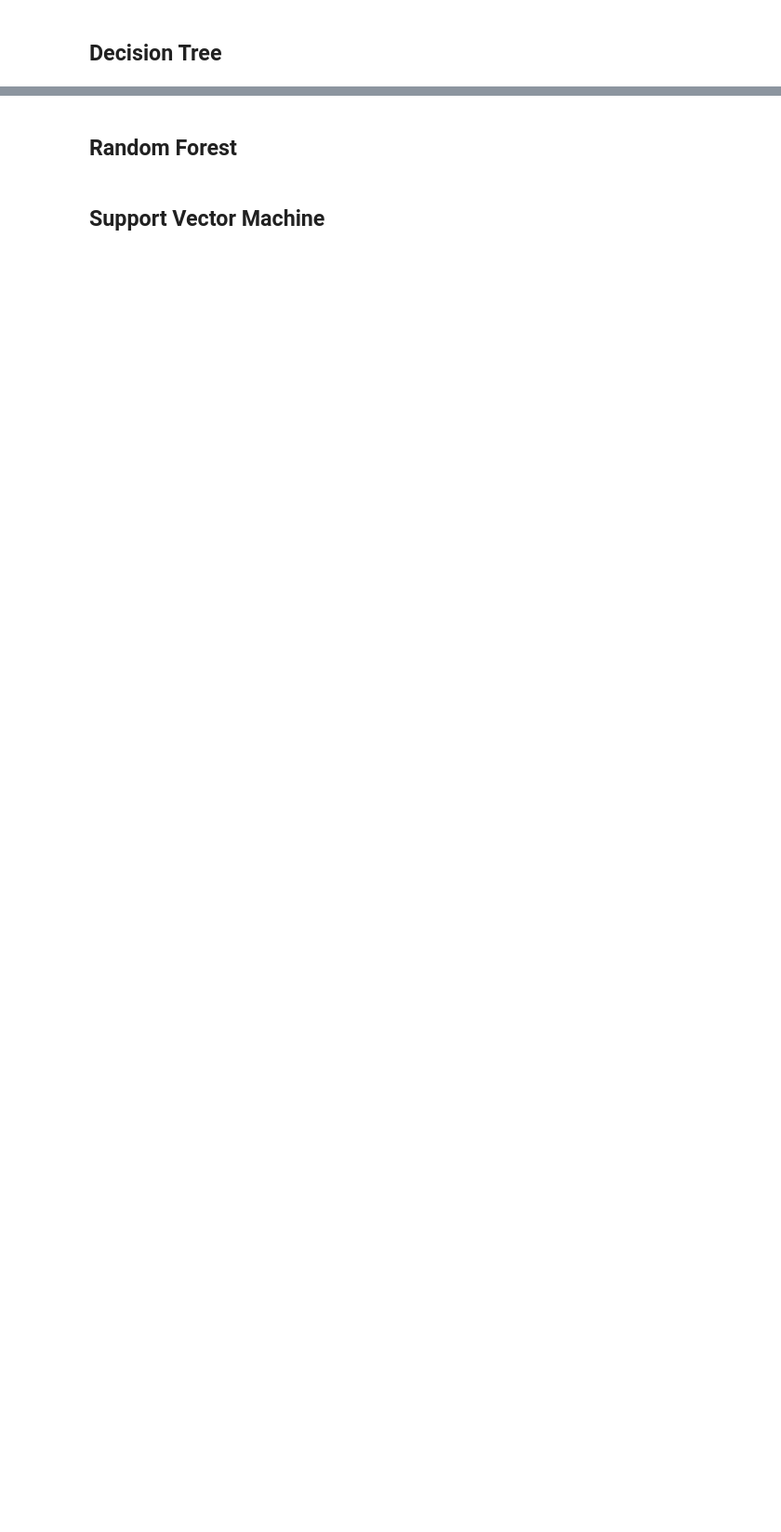
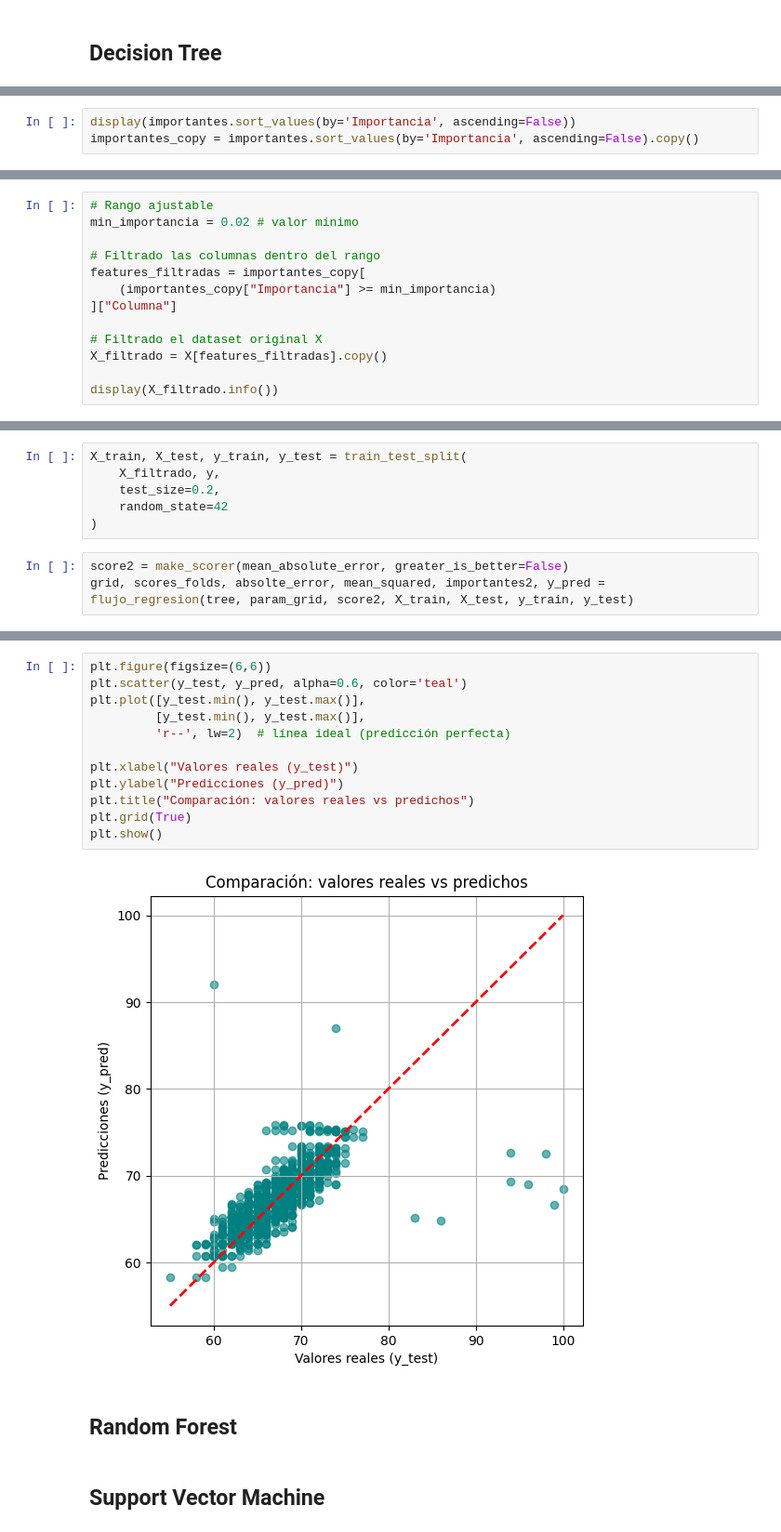
Before and after one commit to JeiGeek/ia1-LosPandas-prediccion_rendimiento_estudiantil, a Jupyter notebook: 02_Supervised_learning.ipynb, the cells around one changed output, grey strips where cells are left out. Shown at 93% size. Cells and saved outputs as stored; diff of their text form; blank space fills up the shorter version.

```diff
--- a/02_Supervised_learning.ipynb
+++ b/02_Supervised_learning.ipynb
@@ -1290,0 +1335,3 @@ def flujo_regresion(modelo, param_grid, score, X_train, X_test, y_train, y_test)
+# %%
+display(importantes.sort_values(by='Importancia', ascending=False))
+importantes_copy = importantes.sort_values(by='Importancia', ascending=False).copy()
@@ -1290,0 +1356,13 @@ def flujo_regresion(modelo, param_grid, score, X_train, X_test, y_train, y_test)
+# %%
+# Rango ajustable
+min_importancia = 0.02 # valor mínimo
+
+# Filtrado las columnas dentro del rango
+features_filtradas = importantes_copy[
+    (importantes_copy["Importancia"] >= min_importancia)
+]["Columna"]
+
+# Filtrado el dataset original X
+X_filtrado = X[features_filtradas].copy()
+
+display(X_filtrado.info())
@@ -1290,0 +1383,9 @@ def flujo_regresion(modelo, param_grid, score, X_train, X_test, y_train, y_test)
+# %%
+X_train, X_test, y_train, y_test = train_test_split(
+    X_filtrado, y,
+    test_size=0.2,
+    random_state=42
+)
+# %%
+score2 = make_scorer(mean_absolute_error, greater_is_better=False)
+grid, scores_folds, absolte_error, mean_squared, importantes2, y_pred = flujo_regresion(tree, param_grid, score2, X_train, X_test, y_train, y_test)
@@ -1291,3 +1401,17 @@ def flujo_regresion(modelo, param_grid, score, X_train, X_test, y_train, y_test)
+# %%
+plt.figure(figsize=(6,6))
+plt.scatter(y_test, y_pred, alpha=0.6, color='teal')
+plt.plot([y_test.min(), y_test.max()],
+         [y_test.min(), y_test.max()],
+         'r--', lw=2)  # línea ideal (predicción perfecta)
+
+plt.xlabel("Valores reales (y_test)")
+plt.ylabel("Predicciones (y_pred)")
+plt.title("Comparación: valores reales vs predichos")
+plt.grid(True)
+plt.show()
+# %% [output]
+[figure, added]
 # %% [markdown]
 ## **Random Forest**
 # %% [markdown]
```
Also changed, not shown: parts of 10 cells of this notebook.
